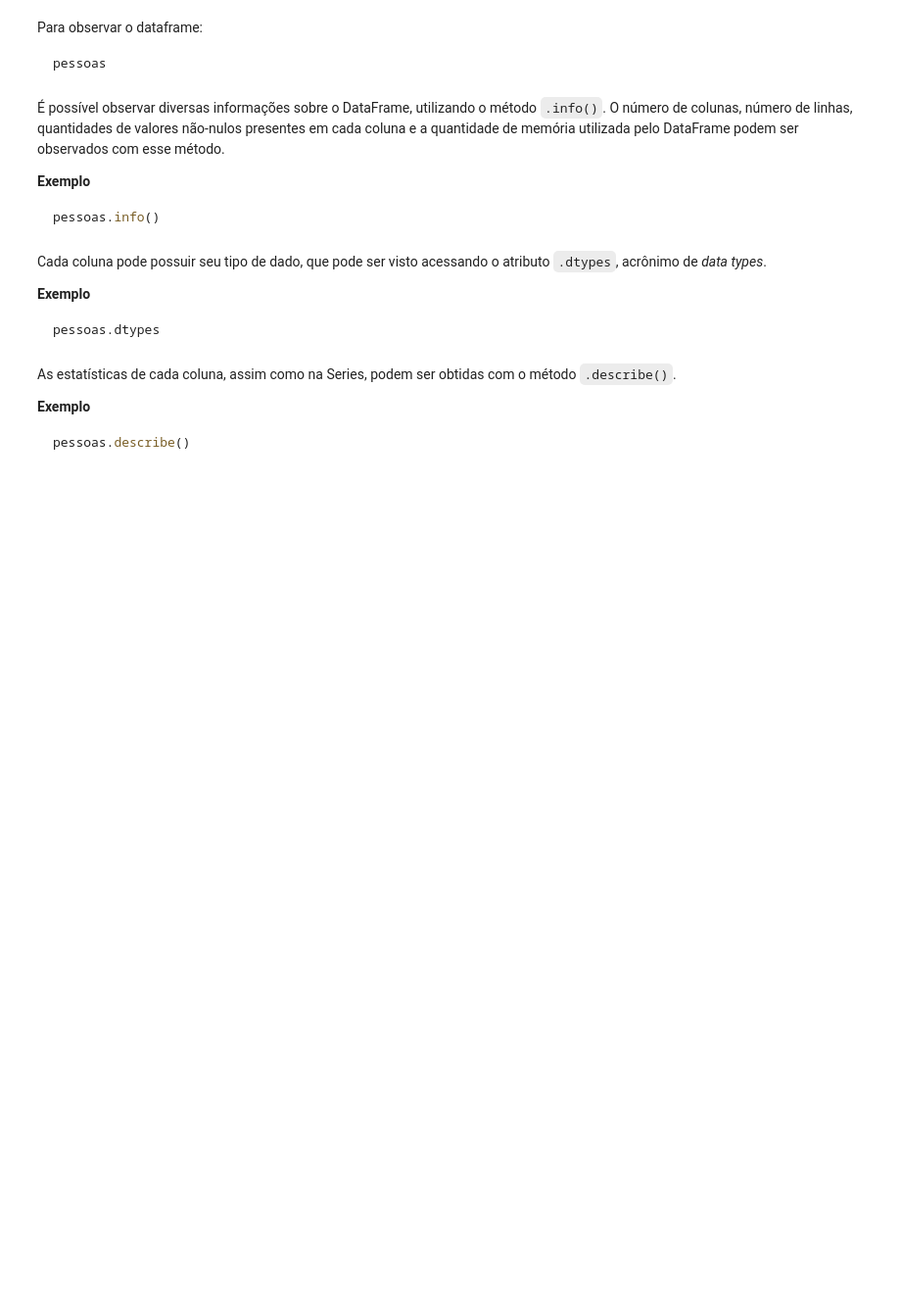
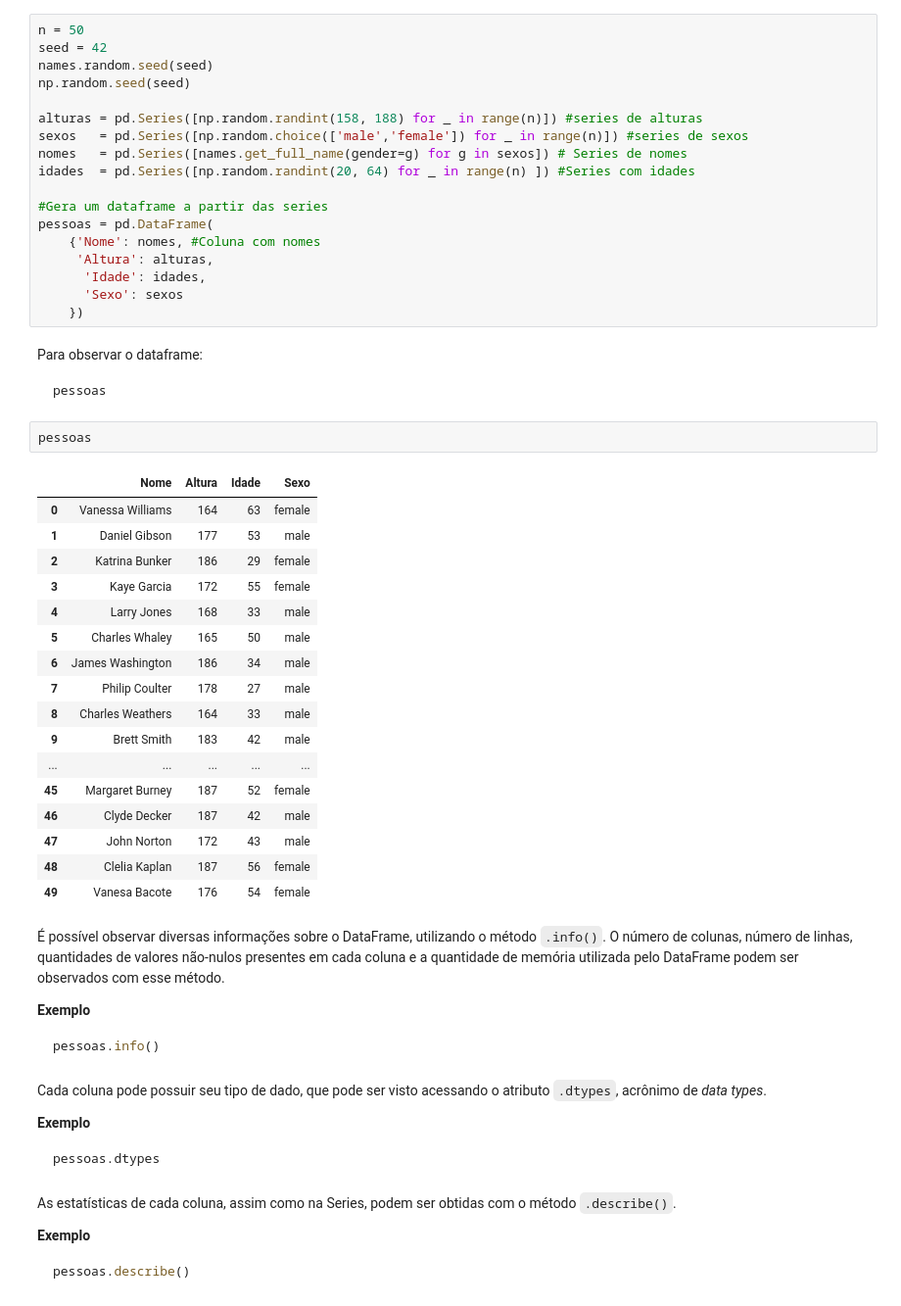
Before and after one commit to darlonv/prog_ciencia_dados, a Jupyter notebook: book/content/04-Pandas/01-Pandas.ipynb, the cells around one changed output. Shown at 98% size. Cells and saved outputs as stored; diff of their text form; blank space fills up the shorter version.

````diff
--- a/book/content/04-Pandas/01-Pandas.ipynb
+++ b/book/content/04-Pandas/01-Pandas.ipynb
@@ -153,8 +182,46 @@ pessoas = pd.DataFrame({'Nome': ["Maria", "José", "Eduarda", "Sergio", "Julia",
+# %%
+n = 50
+seed = 42
+names.random.seed(seed)
+np.random.seed(seed)
+
+alturas = pd.Series([np.random.randint(158, 188) for _ in range(n)]) #series de alturas
+sexos   = pd.Series([np.random.choice(['male','female']) for _ in range(n)]) #series de sexos
+nomes   = pd.Series([names.get_full_name(gender=g) for g in sexos]) # Series de nomes
+idades  = pd.Series([np.random.randint(20, 64) for _ in range(n) ]) #Series com idades
+
+#Gera um dataframe a partir das series
+pessoas = pd.DataFrame(
+    {'Nome': nomes, #Coluna com nomes
+     'Altura': alturas,
+      'Idade': idades,
+      'Sexo': sexos
+    })
 # %% [markdown]
 Para observar o dataframe:
 ```python
 pessoas
 ```
+# %%
+pessoas
+# %% [output]
+|  | Nome | Altura | Idade | Sexo |
+| 0 | Vanessa Williams | 164 | 63 | female |
+| 1 | Daniel Gibson | 177 | 53 | male |
+| 2 | Katrina Bunker | 186 | 29 | female |
+| 3 | Kaye Garcia | 172 | 55 | female |
+| 4 | Larry Jones | 168 | 33 | male |
+| 5 | Charles Whaley | 165 | 50 | male |
+| 6 | James Washington | 186 | 34 | male |
+| 7 | Philip Coulter | 178 | 27 | male |
+| 8 | Charles Weathers | 164 | 33 | male |
+| 9 | Brett Smith | 183 | 42 | male |
+| ... | ... | ... | ... | ... |
+| 45 | Margaret Burney | 187 | 52 | female |
+| 46 | Clyde Decker | 187 | 42 | male |
+| 47 | John Norton | 172 | 43 | male |
+| 48 | Clelia Kaplan | 187 | 56 | female |
+| 49 | Vanesa Bacote | 176 | 54 | female |
 # %% [markdown]
 É possível observar diversas informações sobre o DataFrame, utilizando o método `.info()`. O número de colunas, número de linhas, quantidades de valores não-nulos presentes em cada coluna e a quantidade de memória utilizada pelo DataFrame podem ser observados com esse método.
 
````
Also changed, not shown: parts of 24 cells of this notebook, 2 other files.
